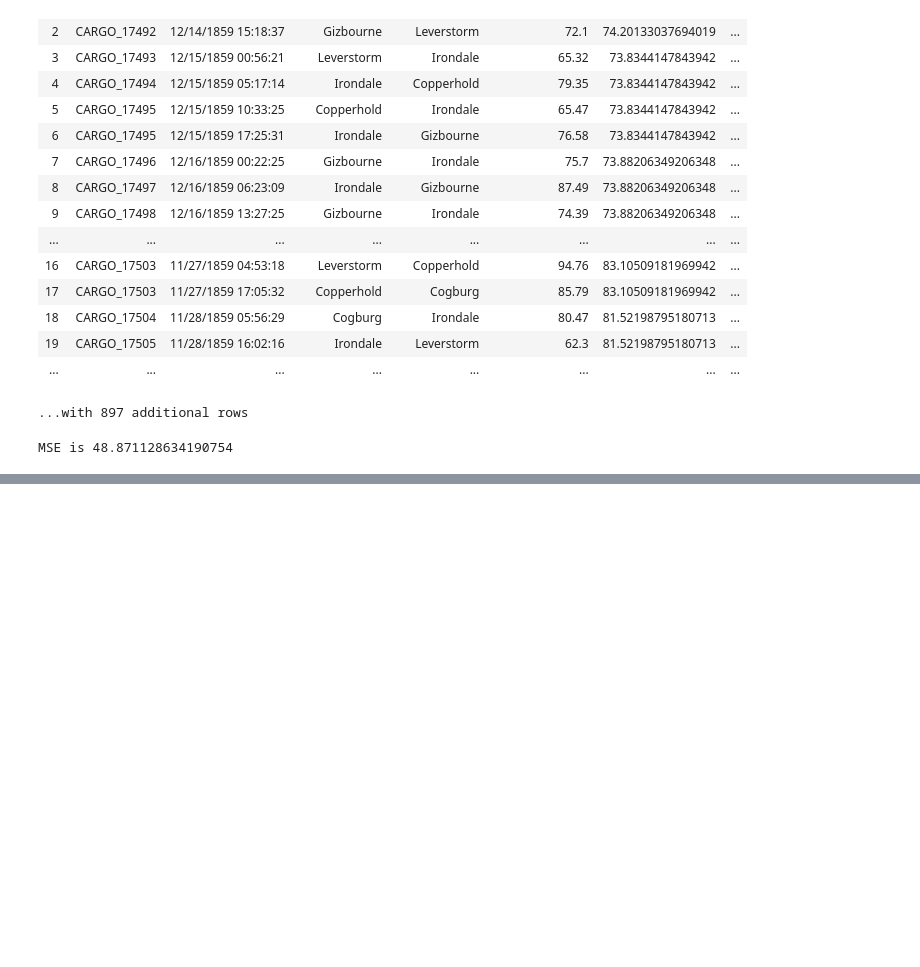
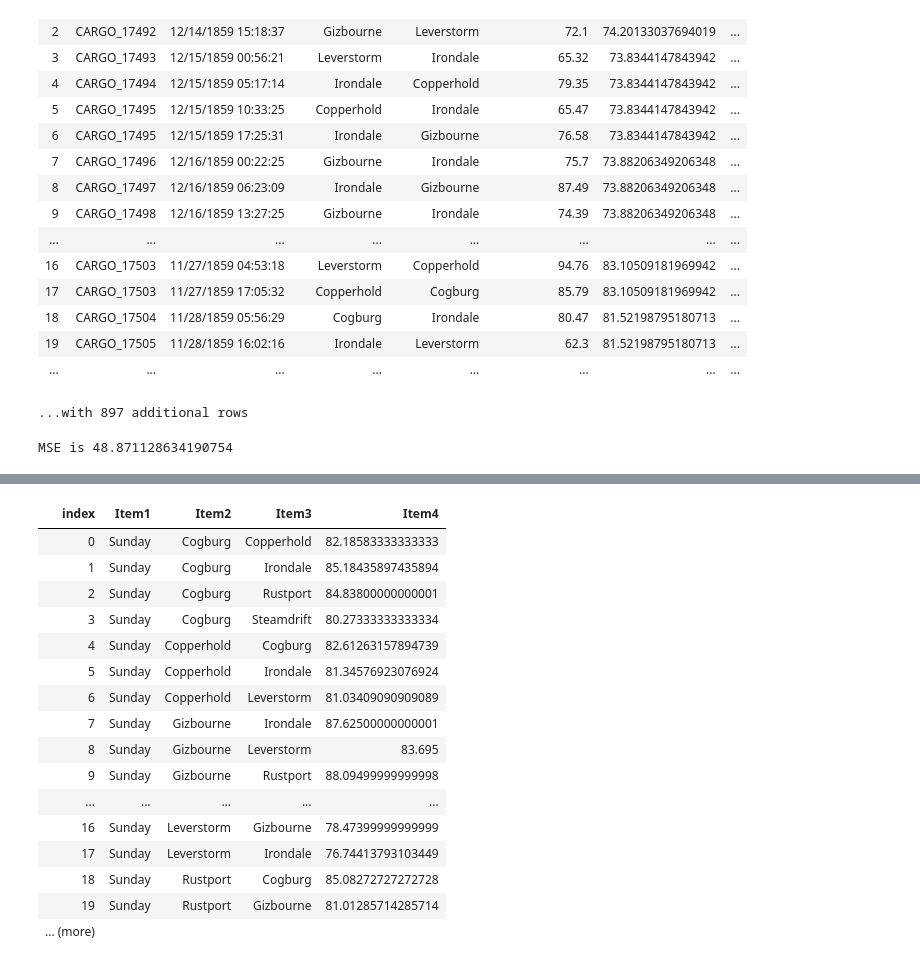
Before and after one commit to oscarsommerer/TransportTycoon, a Jupyter notebook: 23/23.ipynb, the cells around one changed output, grey strips where cells are left out. Drawn from its saved outputs; the diff is of its cells as text; code cells hidden in the pictures; blank space fills up the shorter version.

```diff
--- a/23/23.ipynb
+++ b/23/23.ipynb
@@ -270,0 +302,25 @@ plotAll ordered
+# %%
+let journeyAndDayAvg = groupedByJourneyAndDay?SPEED
+                        |> Series.applyLevel (fun (d, (a, (b, _))) -> (d, a, b)) (fun s -> s.Sum() / (double s.ValueCount))
+                        |> Series.sortByKey
+                        |> Series.map (fun (d,a,b) v -> (d,a,b,v))
+
+journeyAndDayAvg |> Series.values
+# %% [output]
+| index | Item1 | Item2 | Item3 | Item4 |
+| 0 | Sunday | Cogburg | Copperhold | 82.18583333333333 |
+| 1 | Sunday | Cogburg | Irondale | 85.18435897435894 |
+| 2 | Sunday | Cogburg | Rustport | 84.83800000000001 |
+| 3 | Sunday | Cogburg | Steamdrift | 80.27333333333334 |
+| 4 | Sunday | Copperhold | Cogburg | 82.61263157894739 |
+| 5 | Sunday | Copperhold | Irondale | 81.34576923076924 |
+| 6 | Sunday | Copperhold | Leverstorm | 81.03409090909089 |
+| 7 | Sunday | Gizbourne | Irondale | 87.62500000000001 |
+| 8 | Sunday | Gizbourne | Leverstorm | 83.695 |
+| 9 | Sunday | Gizbourne | Rustport | 88.09499999999998 |
+| ... | ... | ... | ... | ... |
+| 16 | Sunday | Leverstorm | Gizbourne | 78.47399999999999 |
+| 17 | Sunday | Leverstorm | Irondale | 76.74413793103449 |
+| 18 | Sunday | Rustport | Cogburg | 85.08272727272728 |
+| 19 | Sunday | Rustport | Gizbourne | 81.01285714285714 |
+| ... (more) |  |  |  |  |
```
Also changed, not shown: parts of 7 cells of this notebook.
